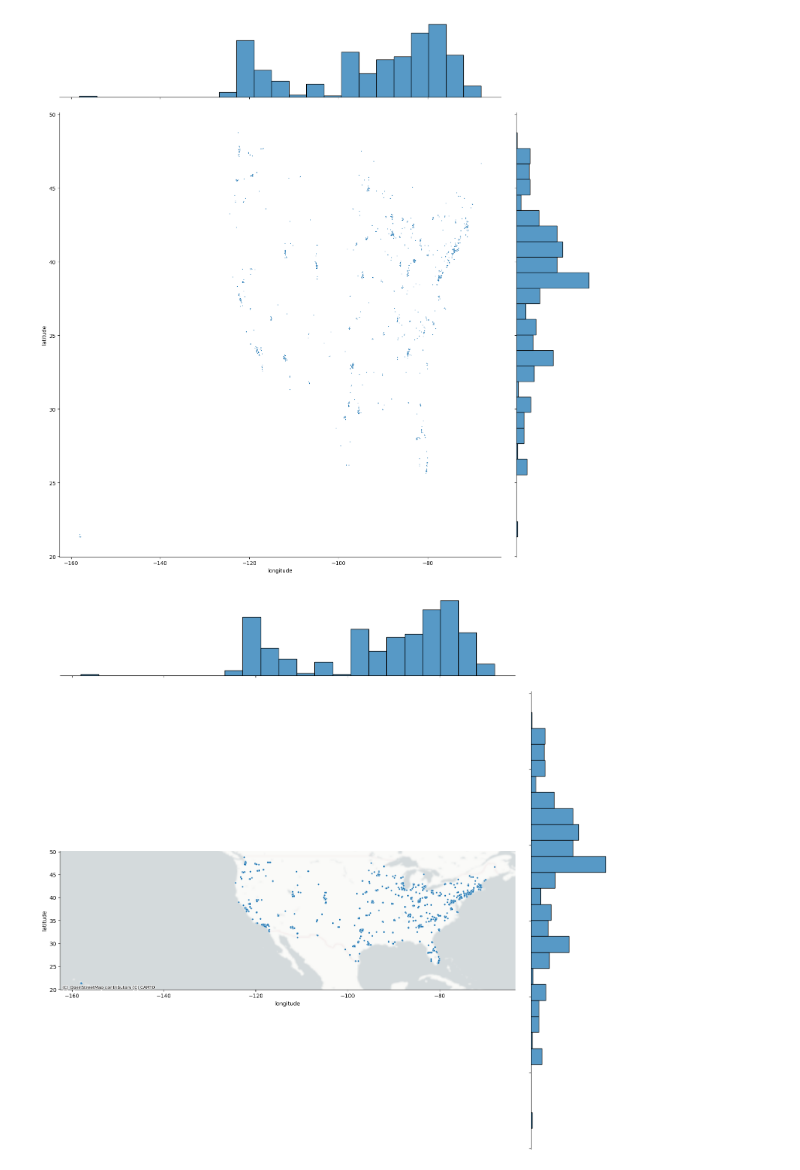
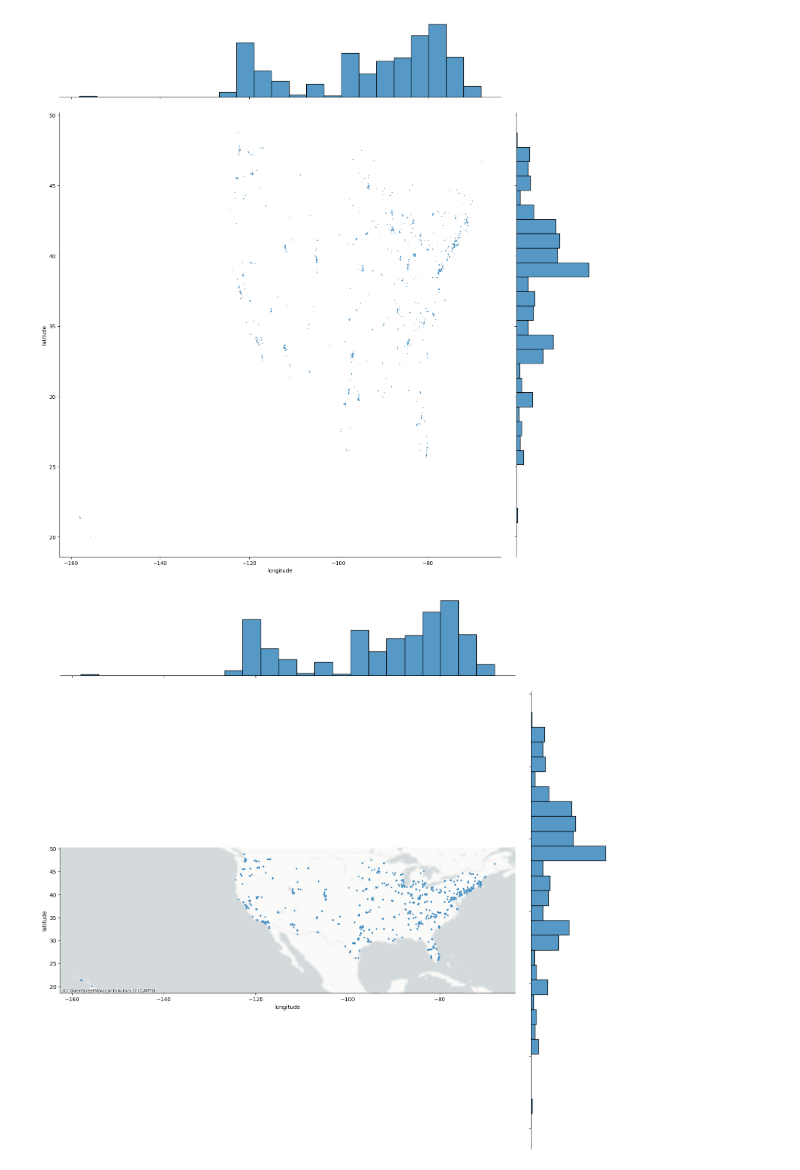
Before and after one commit to trinerye/spatial_exam, a Jupyter notebook: src/ppa.ipynb, the cells around one changed output. Saved outputs shown, nothing was run; the diff lists cells and outputs as text; code cells hidden in the pictures.

```diff
--- a/src/ppa.ipynb
+++ b/src/ppa.ipynb
@@ -13,14 +13,17 @@ from sklearn.cluster import DBSCAN
 # %%
-in_file = os.path.join('..','in','datacentermap.csv')
+in_file = os.path.join('..','in','datacenters_usa_clean.csv')
+#dc_df = datacenter_dataframe
 dc_df = pd.read_csv(in_file)
 
-us_dc = dc_df[dc_df['country'] == 'USA']
+# Remove inplace=True
+dc_df.drop(['postal', 'link_profile', 'geometry'], axis=1, inplace=True)
 
 # Create a GeoDataFrame
-us_dc_gdf = gpd.GeoDataFrame(us_dc, geometry=gpd.points_from_xy(us_dc.longitude, us_dc.latitude))
+dc_gdf = gpd.GeoDataFrame(dc_df, geometry=gpd.points_from_xy(dc_df.longitude, dc_df.latitude))
 
 # Define or identify the coordinate reference system (CRS)
 # For the United States, you can use EPSG:4326 (WGS 84) which is commonly used for latitude and longitude coordinates
-us_dc_gdf.crs = "EPSG:4326"
+dc_gdf.crs = "EPSG:4326"
 
-us_dc_gdf
+# create a version without hawaii
+dc_gdf_filtered = dc_gdf[dc_gdf['state'] != 'Hawaii']
@@ -41,18 +30,18 @@ us_dc_gdf
 # %%
 # Generate scatter plot
-seaborn.jointplot(height=15, x="longitude", y="latitude", data=us_dc_gdf, s=2);
+seaborn.jointplot(height=15, x="longitude", y="latitude", data=dc_gdf, s=2);
 # %% [output]
-[figure, old version]
+[figure, new version]
 # %%
 # Generate scatter plot
 joint_axes = seaborn.jointplot(height=15,
-    x="longitude", y="latitude", data=us_dc_gdf, s=10
+    x="longitude", y="latitude", data=dc_gdf, s=10
 )
 contextily.add_basemap(
     joint_axes.ax_joint,
     crs="EPSG:4326",
     source=contextily.providers.CartoDB.PositronNoLabels,
 );
 # %% [output]
-[figure, old version]
+[figure, new version]
 # %%
```
Also changed, not shown: parts of 22 cells of this notebook.
